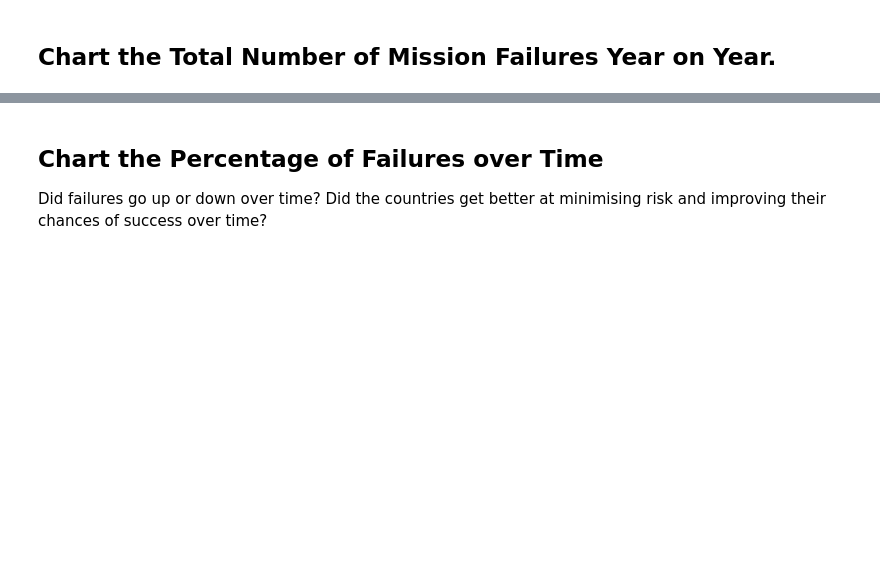
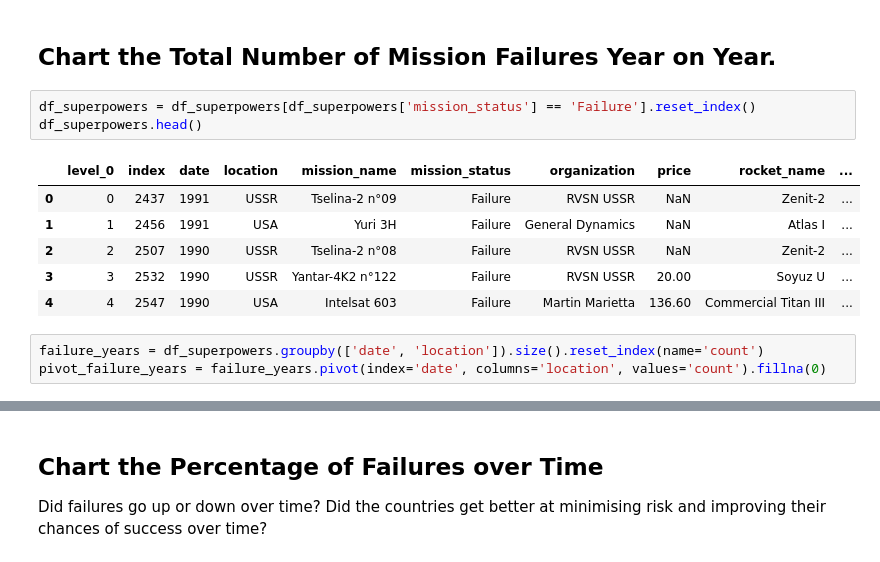
Before and after one commit to johnpapwinter/space-race-data-analysis, a Jupyter notebook: Space_Missions_Analysis.ipynb, the cells around one changed output, grey strips where cells are left out. Saved outputs shown, nothing was run; the diff lists cells and outputs as text; blank space fills up the shorter version.

```diff
--- a/Space_Missions_Analysis.ipynb
+++ b/Space_Missions_Analysis.ipynb
@@ -829,3 +829,16 @@ plt.show()
 [figure]
 # %% [markdown]
 ## Chart the Total Number of Mission Failures Year on Year.
+# %%
+df_superpowers = df_superpowers[df_superpowers['mission_status'] == 'Failure'].reset_index()
+df_superpowers.head()
+# %% [output]
+|  | level_0 | index | date | location | mission_name | mission_status | organization | price | rocket_name | ... |
+| 0 | 0 | 2437 | 1991 | USSR | Tselina-2 n°09 | Failure | RVSN USSR | NaN | Zenit-2 | ... |
+| 1 | 1 | 2456 | 1991 | USA | Yuri 3H | Failure | General Dynamics | NaN | Atlas I | ... |
+| 2 | 2 | 2507 | 1990 | USSR | Tselina-2 n°08 | Failure | RVSN USSR | NaN | Zenit-2 | ... |
+| 3 | 3 | 2532 | 1990 | USSR | Yantar-4K2 n°122 | Failure | RVSN USSR | 20.00 | Soyuz U | ... |
+| 4 | 4 | 2547 | 1990 | USA | Intelsat 603 | Failure | Martin Marietta | 136.60 | Commercial Titan III | ... |
+# %%
+failure_years = df_superpowers.groupby(['date', 'location']).size().reset_index(name='count')
+pivot_failure_years = failure_years.pivot(index='date', columns='location', values='count').fillna(0)
```
Also changed, not shown: parts of 1 cell of this notebook.
